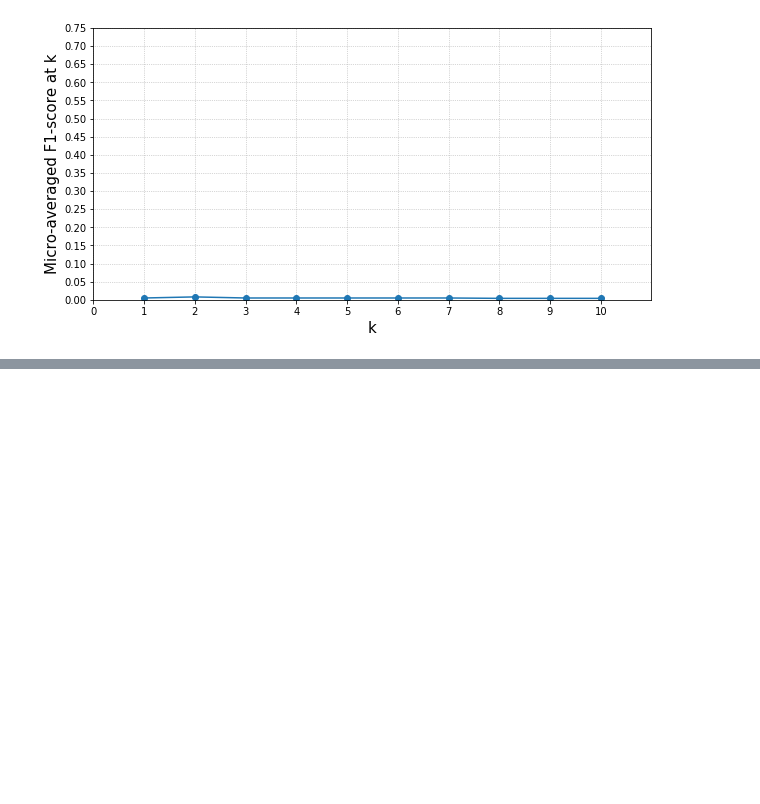
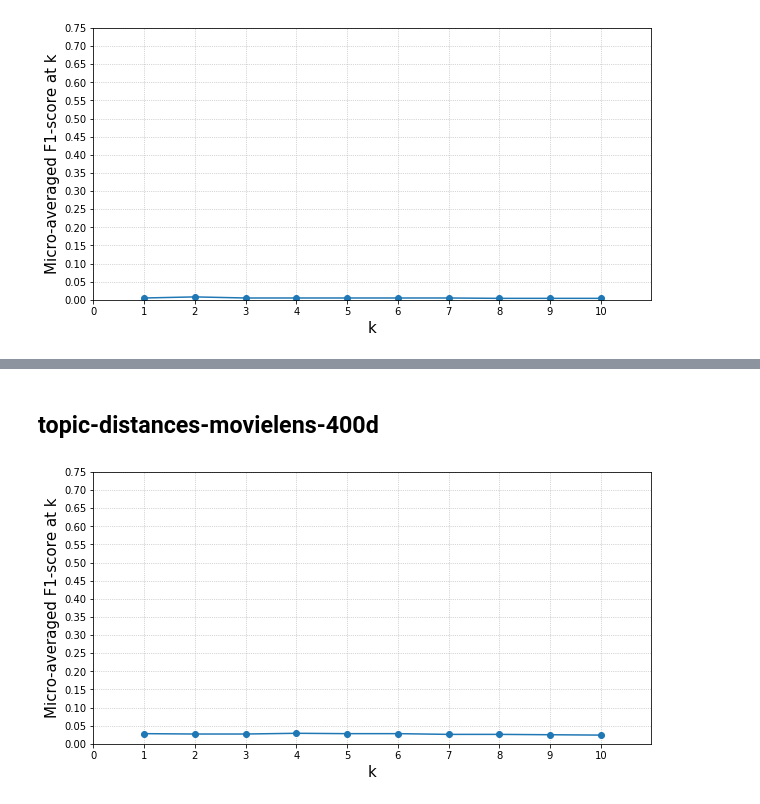
Before and after one commit to queirozfcom/auto-tagger, a Jupyter notebook: social-tags/notebooks/helper-scripts/plot-micro-f1-at-k.ipynb, the cells around one changed output, grey strips where cells are left out. Drawn from its saved outputs; the diff is of its cells as text; code cells hidden in the pictures; blank space fills up the shorter version.

```diff
--- a/social-tags/notebooks/helper-scripts/plot-micro-f1-at-k.ipynb
+++ b/social-tags/notebooks/helper-scripts/plot-micro-f1-at-k.ipynb
@@ -67,0 +102,16 @@ plot(np.array([0.005,0.008,0.005,0.005,0.005,0.005,0.005,0.004,0.004,0.004]))
+# %% [markdown]
+## topic-distances-movielens-400d
+# %%
+plot(np.array([
+    0.028,
+    0.027,
+    0.027,
+    0.029,
+    0.028,
+    0.028,
+    0.026,
+    0.026,
+    0.025,
+    0.024]))
+# %% [output]
+[figure, added]
```
Also changed, not shown: parts of 4 cells of this notebook, 2 other files.
